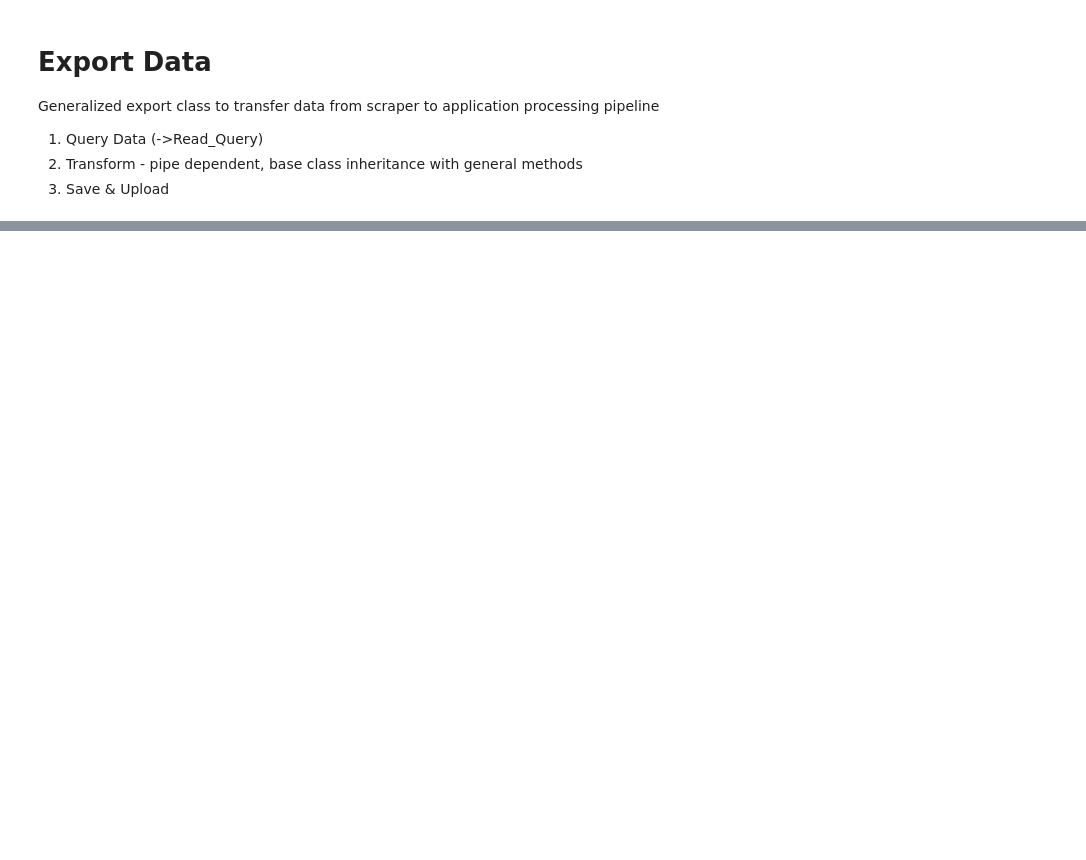
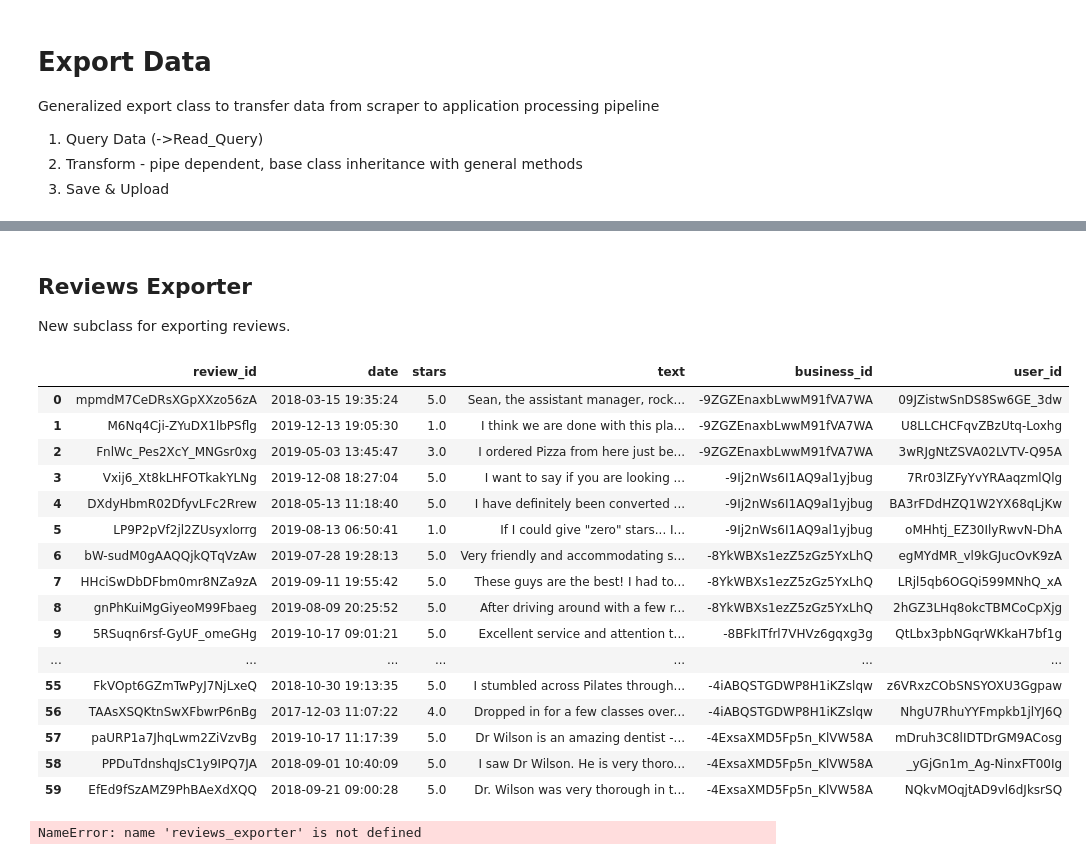
Before and after one commit to BloomTech-Labs/yelp-dataset-challenge-2-ds, a Jupyter notebook: scraper/Export_Dev.ipynb, the cells around one changed output, grey strips where cells are left out. Saved outputs shown, nothing was run; the diff lists cells and outputs as text; code cells hidden in the pictures; blank space fills up the shorter version.

Commit message:
reviews exporter and functional dependencies up.

```diff
--- a/scraper/Export_Dev.ipynb
+++ b/scraper/Export_Dev.ipynb
@@ -93,3 +93,36 @@ bdata.head()
 | 4 | WjgkyKvlJ9vy3_juKKdMFw | Golden State Smog Center | 1150 Old County Rd | Belmont | CA | 37.519844 | -122.274261 | 94002 | 493 | ... |
 # %%
 business_exporter.export(filename='test_biz.json')
+# %% [markdown]
+## Reviews Exporter
+
+New subclass for exporting reviews.
+# %%
+from exports import ReviewsExport
+
+review_exporter = ReviewsExport()
+# %%
+rdata = review_exporter.fetch_transform()
+rdata
+# %% [output]
+|  | review_id | date | stars | text | business_id | user_id |
+| 0 | mpmdM7CeDRsXGpXXzo56zA | 2018-03-15 19:35:24 | 5.0 | Sean, the assistant manager, rock... | -9ZGZEnaxbLwwM91fVA7WA | 09JZistwSnDS8Sw6GE_3dw |
+| 1 | M6Nq4Cji-ZYuDX1lbPSflg | 2019-12-13 19:05:30 | 1.0 | I think we are done with this pla... | -9ZGZEnaxbLwwM91fVA7WA | U8LLCHCFqvZBzUtq-Loxhg |
+| 2 | FnlWc_Pes2XcY_MNGsr0xg | 2019-05-03 13:45:47 | 3.0 | I ordered Pizza from here just be... | -9ZGZEnaxbLwwM91fVA7WA | 3wRJgNtZSVA02LVTV-Q95A |
+| 3 | Vxij6_Xt8kLHFOTkakYLNg | 2019-12-08 18:27:04 | 5.0 | I want to say if you are looking ... | -9Ij2nWs6I1AQ9al1yjbug | 7Rr03lZFyYvYRAaqzmlQlg |
+| 4 | DXdyHbmR02DfyvLFc2Rrew | 2018-05-13 11:18:40 | 5.0 | I have definitely been converted ... | -9Ij2nWs6I1AQ9al1yjbug | BA3rFDdHZQ1W2YX68qLjKw |
+| 5 | LP9P2pVf2jl2ZUsyxlorrg | 2019-08-13 06:50:41 | 1.0 | If I could give "zero" stars... I... | -9Ij2nWs6I1AQ9al1yjbug | oMHhtj_EZ30IlyRwvN-DhA |
+| 6 | bW-sudM0gAAQQjkQTqVzAw | 2019-07-28 19:28:13 | 5.0 | Very friendly and accommodating s... | -8YkWBXs1ezZ5zGz5YxLhQ | egMYdMR_vl9kGJucOvK9zA |
+| 7 | HHciSwDbDFbm0mr8NZa9zA | 2019-09-11 19:55:42 | 5.0 | These guys are the best! I had to... | -8YkWBXs1ezZ5zGz5YxLhQ | LRjl5qb6OGQi599MNhQ_xA |
+| 8 | gnPhKuiMgGiyeoM99Fbaeg | 2019-08-09 20:25:52 | 5.0 | After driving around with a few r... | -8YkWBXs1ezZ5zGz5YxLhQ | 2hGZ3LHq8okcTBMCoCpXjg |
+| 9 | 5RSuqn6rsf-GyUF_omeGHg | 2019-10-17 09:01:21 | 5.0 | Excellent service and attention t... | -8BFkITfrl7VHVz6gqxg3g | QtLbx3pbNGqrWKkaH7bf1g |
+| ... | ... | ... | ... | ... | ... | ... |
+| 55 | FkVOpt6GZmTwPyJ7NjLxeQ | 2018-10-30 19:13:35 | 5.0 | I stumbled across Pilates through... | -4iABQSTGDWP8H1iKZslqw | z6VRxzCObSNSYOXU3Ggpaw |
+| 56 | TAAsXSQKtnSwXFbwrP6nBg | 2017-12-03 11:07:22 | 4.0 | Dropped in for a few classes over... | -4iABQSTGDWP8H1iKZslqw | NhgU7RhuYYFmpkb1jlYJ6Q |
+| 57 | paURP1a7JhqLwm2ZiVzvBg | 2019-10-17 11:17:39 | 5.0 | Dr Wilson is an amazing dentist -... | -4ExsaXMD5Fp5n_KlVW58A | mDruh3C8lIDTDrGM9ACosg |
+| 58 | PPDuTdnshqJsC1y9IPQ7JA | 2018-09-01 10:40:09 | 5.0 | I saw Dr Wilson. He is very thoro... | -4ExsaXMD5Fp5n_KlVW58A | _yGjGn1m_Ag-NinxFT00Ig |
+| 59 | EfEd9fSzAMZ9PhBAeXdXQQ | 2018-09-21 09:00:28 | 5.0 | Dr. Wilson was very thorough in t... | -4ExsaXMD5Fp5n_KlVW58A | NQkvMOqjtAD9vl6dJksrSQ |
+# %%
+reviews_exporter.export(filename='test_reviews.json')
+# %% [output]
+NameError: name 'reviews_exporter' is not defined
```
Also changed, not shown: 6 other files.
